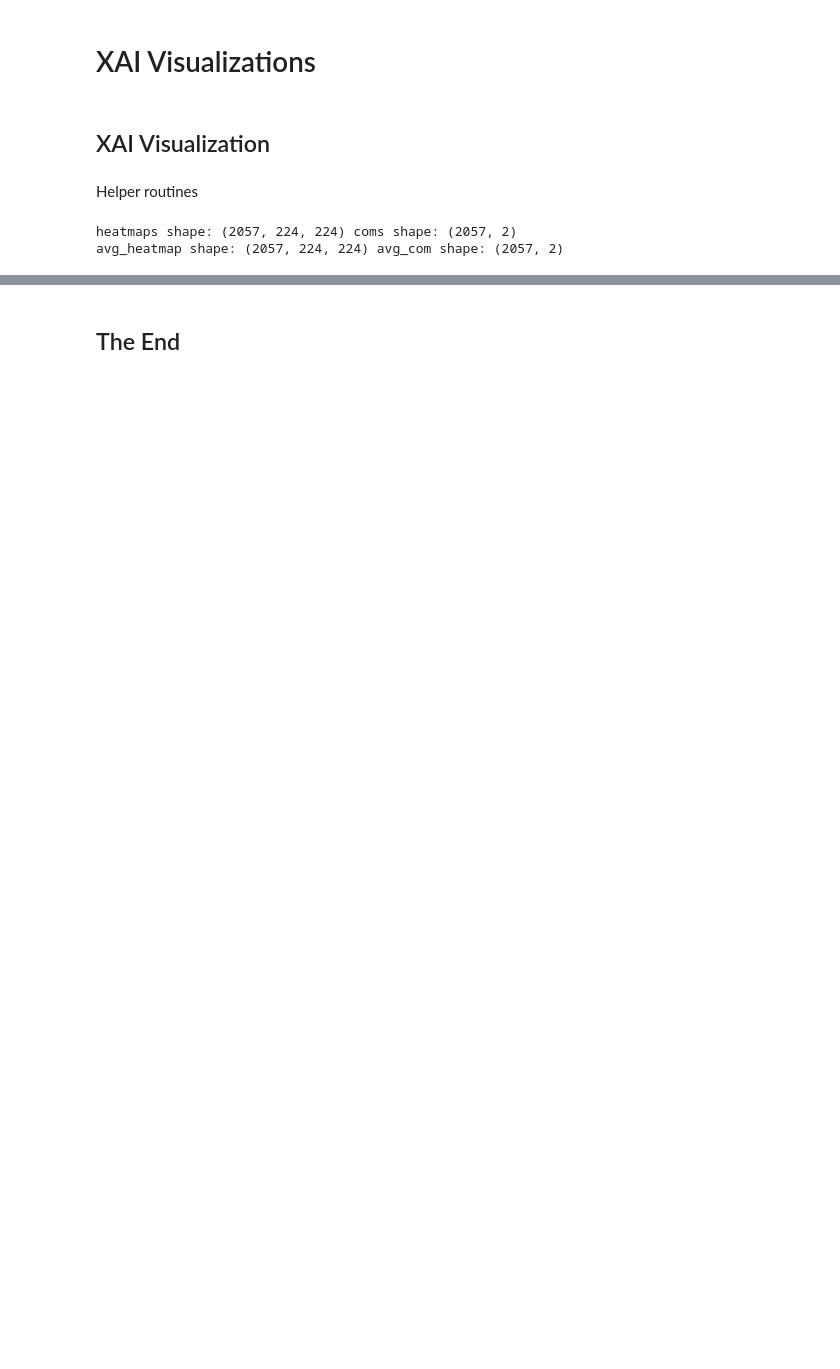
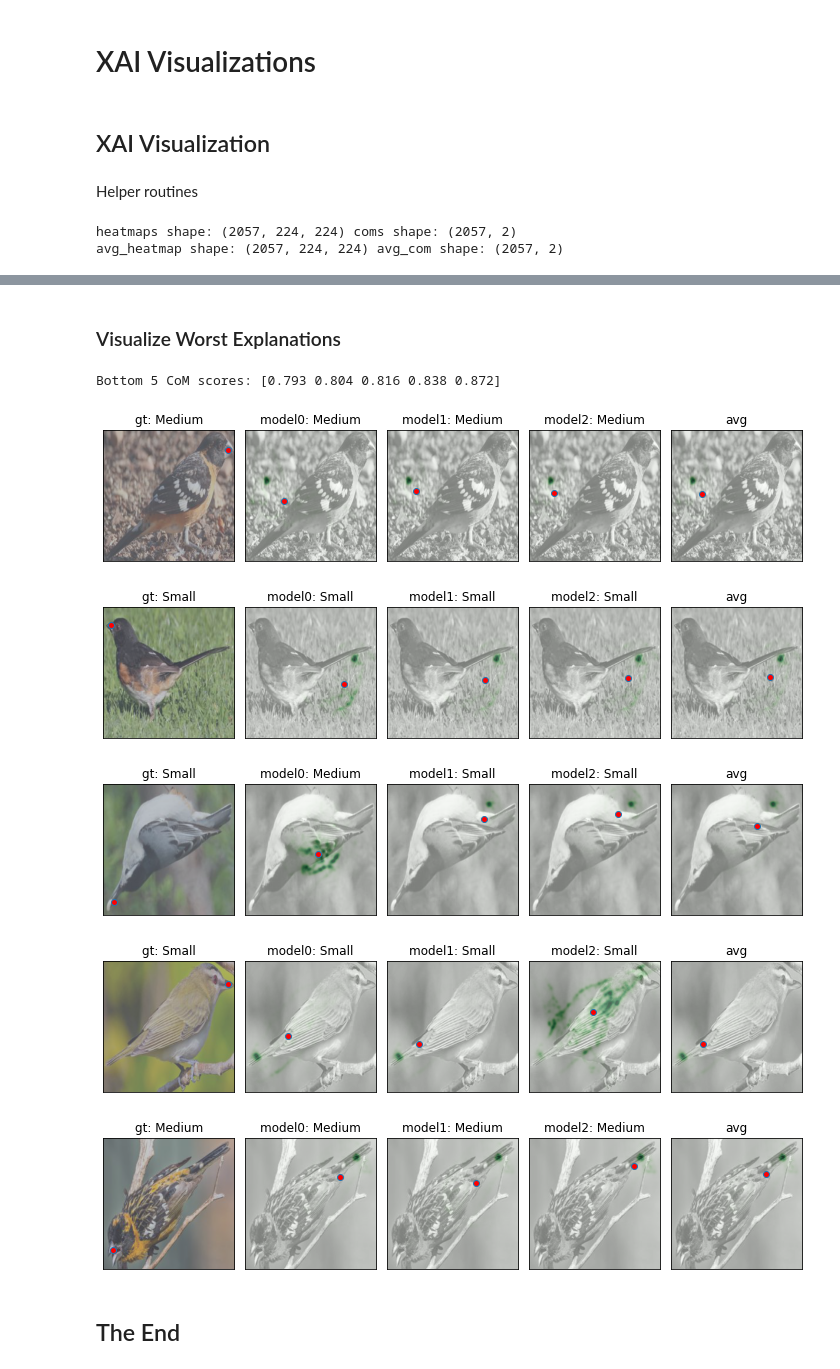
Before and after one commit to aahamed/beak-cls-xai, a Jupyter notebook: project/XAI.ipynb, the cells around one changed output, grey strips where cells are left out. Cells and saved outputs as stored; diff of their text form; code cells hidden in the pictures; blank space fills up the shorter version.

```diff
--- a/project/XAI.ipynb
+++ b/project/XAI.ipynb
@@ -140,3 +159,16 @@ plot_heatmaps(models, test_dataloader, heatmaps, avg_heatmap, coms, avg_com)
+# %% [markdown]
+### Visualize Worst Explanations
+# %%
+print(f'Bottom 5 CoM scores: {distances[sorted_ids[-5:]]}')
+plot_explanations(test_data_dir, test_dataloader, sorted_ids[-5:], models,
+                        coms, avg_com, heatmaps, avg_heatmap)
+# %% [output]
+Bottom 5 CoM scores: [0.793 0.804 0.816 0.838 0.872]
+[figure, added]
+[figure, added]
+[figure, added]
+[figure, added]
+[figure, added]
 # %%
 # close files
 for f in h5files:
```
Also changed, not shown: parts of 6 cells of this notebook.
